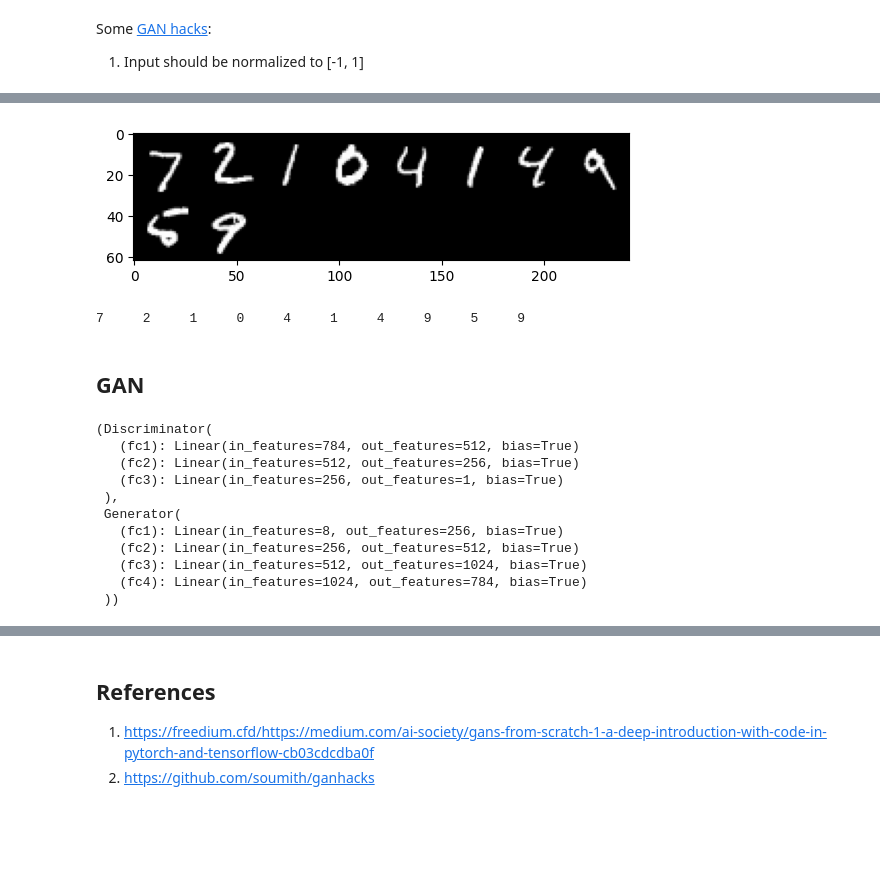
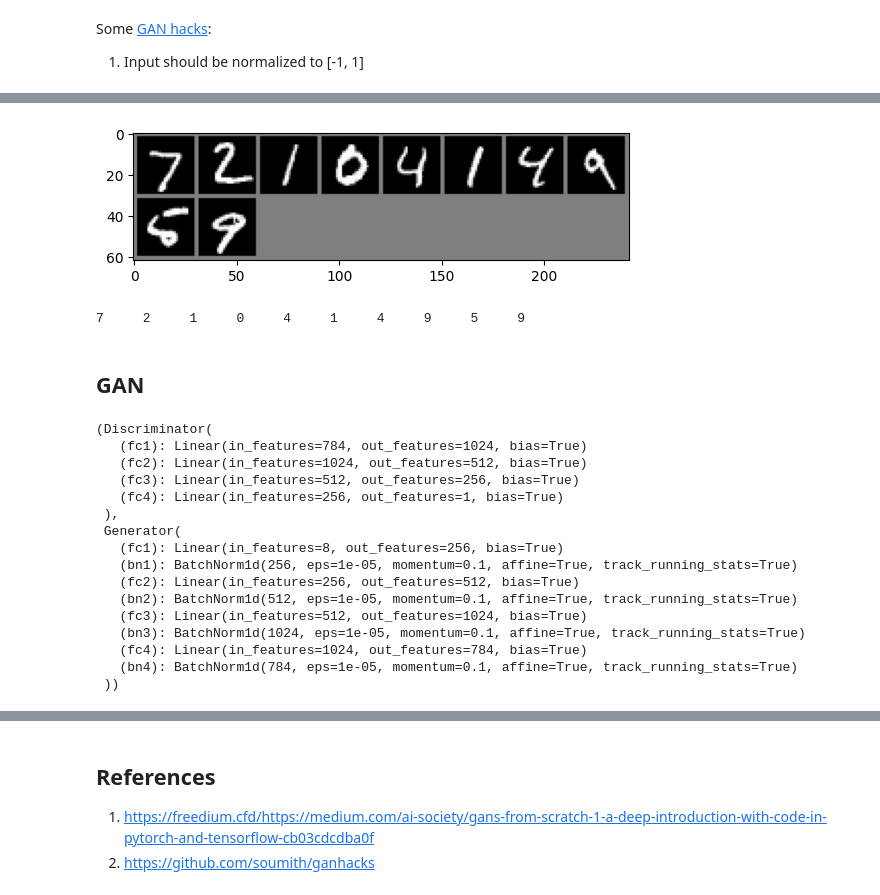
Before and after one commit to LapTQ/hello-gen-ai, a Jupyter notebook: notebooks/gan.ipynb, the cells around one changed output, grey strips where cells are left out. Cells and saved outputs as stored; diff of their text form; code cells hidden in the pictures; blank space fills up the shorter version.

```diff
--- a/notebooks/gan.ipynb
+++ b/notebooks/gan.ipynb
@@ -74,19 +78,19 @@ torch.Size([128, 1, 28, 28]) tensor(-1.) tensor(1.) tensor(-0.7437) tensor(0.611
 # %%
 def imshow(img):
-    npimg = img.numpy()
+    npimg = img.numpy() / 2 + 0.5
     plt.imshow(np.transpose(npimg, (1, 2, 0)))
     plt.show()
 
 
 # get some random training images
 dataiter = iter(testloader)
 images, labels = next(dataiter)
 
 n_show = 10
 imshow(torchvision.utils.make_grid(images[:n_show]))
 print(' '.join(f'{classes[labels[j]]:5s}' for j in range(min(n_show, BATCHSIZE))))
 # %% [output]
-[figure, old version]
+[figure, new version]
 7     2     1     0     4     1     4     9     5     9
 # %% [markdown]
 ## GAN
@@ -96,17 +100,18 @@ class Discriminator(nn.Module):
     def __init__(self, **kwargs):
         super(Discriminator, self).__init__()
 
-        self.fc1 = nn.Linear(28*28, 512)
-        self.fc2 = nn.Linear(512, 256)
-        self.fc3 = nn.Linear(256, 1)    # signmoid later
-
+        self.fc1 = nn.Linear(28*28, 1024)
+        self.fc2 = nn.Linear(1024, 512)
+        self.fc3 = nn.Linear(512, 256)
+        self.fc4 = nn.Linear(256, 1)
 
 
     def forward(self, x):
         x = torch.flatten(x, start_dim=1)
         x = F.leaky_relu(self.fc1(x), 0.2)  # GAN hack
-        x = F.leaky_relu(self.fc2(x), 0.2)  # GAN hack
-        x = self.fc3(x)
+        x = F.leaky_relu(self.fc2(x), 0.2)
+        x = F.leaky_relu(self.fc3(x), 0.2)
+        x = self.fc4(x)
 
         return x
 
@@ -119,19 +124,28 @@ class Generator(nn.Module):
         n_hiddens = kwargs['n_hiddens']
 
         self.fc1 = nn.Linear(n_hiddens, 256)
+        self.bn1 = nn.BatchNorm1d(256)  # does not work without these batchnorm
         self.fc2 = nn.Linear(256, 512)
+        self.bn2 = nn.BatchNorm1d(512)
         self.fc3 = nn.Linear(512, 1024)
+        self.bn3 = nn.BatchNorm1d(1024)
         self.fc4 = nn.Linear(1024, 28*28)
+        self.bn4 = nn.BatchNorm1d(28*28)
 
 
     def forward(self, x):
-        x = F.leaky_relu(self.fc1(x), 0.2)  # GAN hack
-        x = F.dropout(x, 0.3)   # GAN hack
-        x = F.leaky_relu(self.fc2(x), 0.2)
-        x = F.dropout(x, 0.3)
-        x = F.leaky_relu(self.fc3(x), 0.2)
-        x = F.dropout(x, 0.3)
-        x = torch.tanh(self.fc4(x))
+        x = self.fc1(x)
+        x = self.bn1(x)
+        x = F.leaky_relu(x, 0.2)
+        x = self.fc2(x)
+        x = self.bn2(x)
+        x = F.leaky_relu(x, 0.2)
+        x = self.fc3(x)
+        x = self.bn3(x)
+        x = F.leaky_relu(x, 0.2)
+        x = self.fc4(x)
+        x = self.bn4(x)
+        x = torch.tanh(x)
 
         x = torch.reshape(x, (-1, 1, 28, 28))
 
@@ -155,19 +169,24 @@ optimizer_gen = optim.Adam(
     lr=LR,
 )
 
-net_disc(torch.randn(1, 1, 28, 28).to(device))
-net_gen(torch.randn(1, N_HIDDENS).to(device))
+net_disc(torch.randn(4, 1, 28, 28).to(device))
+net_gen(torch.randn(4, N_HIDDENS).to(device))
 
 net_disc, net_gen
 # %% [output]
 (Discriminator(
-   (fc1): Linear(in_features=784, out_features=512, bias=True)
-   (fc2): Linear(in_features=512, out_features=256, bias=True)
-   (fc3): Linear(in_features=256, out_features=1, bias=True)
+   (fc1): Linear(in_features=784, out_features=1024, bias=True)
+   (fc2): Linear(in_features=1024, out_features=512, bias=True)
+   (fc3): Linear(in_features=512, out_features=256, bias=True)
+   (fc4): Linear(in_features=256, out_features=1, bias=True)
  ),
  Generator(
    (fc1): Linear(in_features=8, out_features=256, bias=True)
+   (bn1): BatchNorm1d(256, eps=1e-05, momentum=0.1, affine=True, track_running_stats=True)
    (fc2): Linear(in_features=256, out_features=512, bias=True)
+   (bn2): BatchNorm1d(512, eps=1e-05, momentum=0.1, affine=True, track_running_stats=True)
    (fc3): Linear(in_features=512, out_features=1024, bias=True)
+   (bn3): BatchNorm1d(1024, eps=1e-05, momentum=0.1, affine=True, track_running_stats=True)
    (fc4): Linear(in_features=1024, out_features=784, bias=True)
+   (bn4): BatchNorm1d(784, eps=1e-05, momentum=0.1, affine=True, track_running_stats=True)
  ))
```
Also changed, not shown: parts of 9 cells of this notebook, 1 other file.
